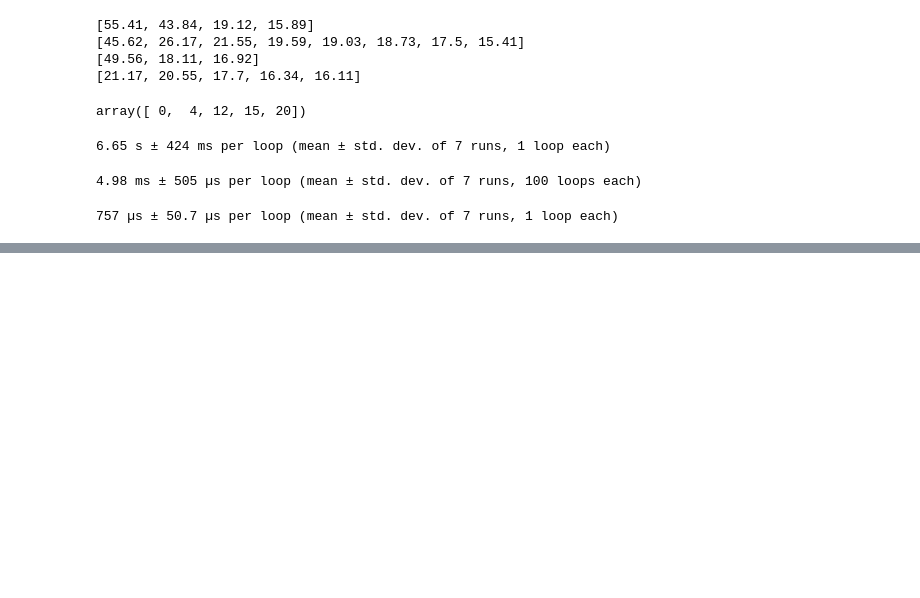
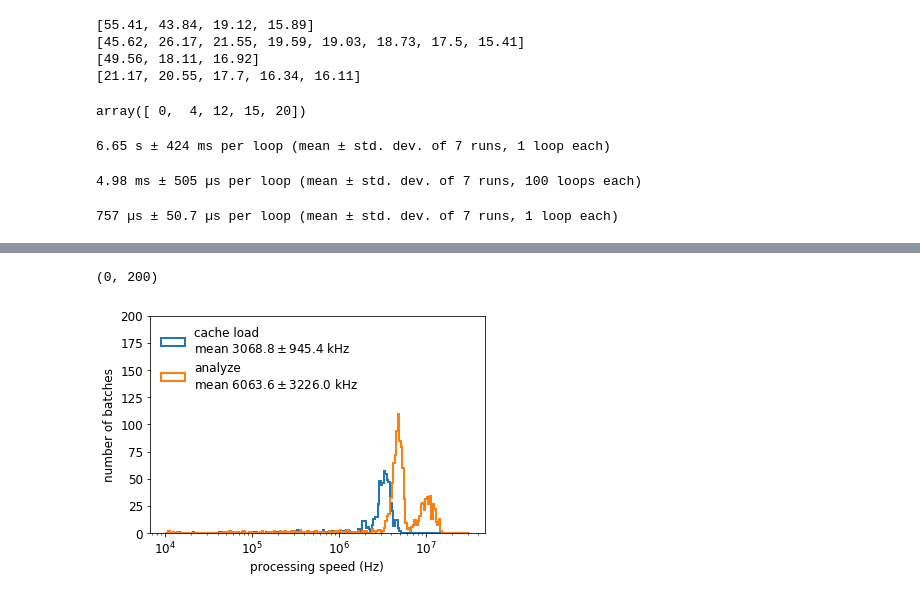
Before and after one commit to jpata/hepaccelerate-cms, a Jupyter notebook: notebook/numba-parallel.ipynb, the cells around one changed output, grey strips where cells are left out. Drawn from its saved outputs; the diff is of its cells as text; code cells hidden in the pictures; blank space fills up the shorter version.

```diff
--- a/notebook/numba-parallel.ipynb
+++ b/notebook/numba-parallel.ipynb
@@ -98,0 +765,11 @@ out_c = cupy.array(out)
+# %%
+plt.xscale("log")
+plt.xticks(fontsize=12)
+plt.yticks(fontsize=12)
+plt.ylabel("number of batches", fontsize=12)
+plt.xlabel("processing speed (Hz)", fontsize=12)
+plt.legend(loc=2, frameon=False, fontsize=12)
+plt.ylim(0,200)
+# %% [output]
+(0, 200)
+[figure, added]
```
Also changed, not shown: parts of 8 cells of this notebook, 3 other files.
